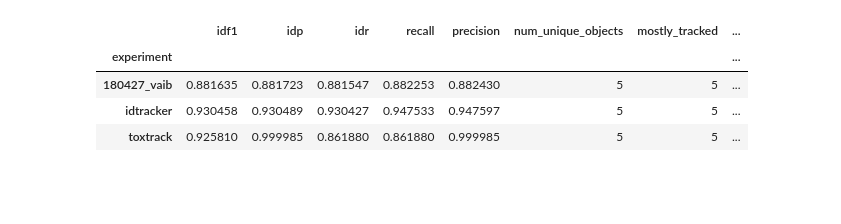
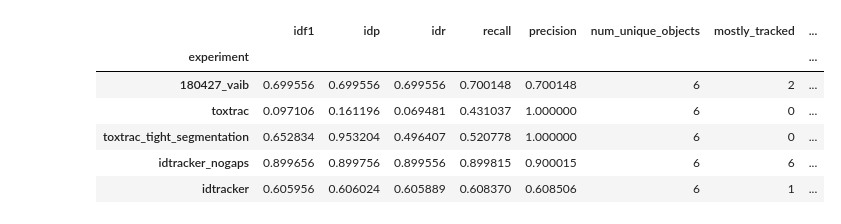
Before and after one commit to Flipajs/FERDA, a Jupyter notebook: experiments/tracking/benchmarking.ipynb, the cells around one changed output. Drawn from its saved outputs; the diff is of its cells as text; code cells hidden in the pictures; blank space fills up the shorter version.

```diff
--- a/experiments/tracking/benchmarking.ipynb
+++ b/experiments/tracking/benchmarking.ipynb
@@ -11,17 +11,36 @@ evaluations = [
+# %%
+# evaluations = {
+#     '180427_vaib': 'experiments/tracking/5Zebrafish_nocover_22min/180427_vaib/evaluation.csv',
+#     'idtracker_nogaps': 'experiments/tracking/5Zebrafish_nocover_22min/__idtracker/evaluation_trajectories_nogaps.csv',
+#     'idtracker': 'experiments/tracking/5Zebrafish_nocover_22min/__idtracker/evaluation_trajectories.csv',
+#     'toxtrac': 'experiments/tracking/5Zebrafish_nocover_22min/__toxtrac/evaluation.csv',
+# }
+#
+# dataset_name = '5Zebrafish_nocover_22min'
+
+evaluations = {
+    '180427_vaib': 'experiments/tracking/Cam1_clip/180427_vaib/evaluation.csv',
+    'toxtrac': 'experiments/tracking/Cam1_clip/__toxtrac/evaluation.csv',
+    'toxtrac_tight_segmentation': 'experiments/tracking/Cam1_clip/__toxtrac_better_thresh/evaluation.csv',
+    'idtracker': 'experiments/tracking/Cam1_clip/__idtracker/evaluation.csv',
+    'idtracker_nogaps': 'experiments/tracking/Cam1_clip/__idtracker/evaluation_nogaps.csv',
+}
+
+dataset_name = 'Cam1_clip'
 # %%
 all_evals = []
-for path in evaluations:
-    parts = path.split(os.sep)
+for name, path in evaluations.iteritems():
     df = pd.read_csv(path)
-    df.insert(0, 'experiment', parts[-2])
+    df.insert(0, 'experiment', name)
     all_evals.append(df)
-df = pd.concat(all_evals)
-df = df.replace('__idtracker', 'idtracker').replace('__toxtrack', 'toxtrack').set_index('experiment')
+df = pd.concat(all_evals).set_index('experiment')
 df
 # %% [output]
 |  | idf1 | idp | idr | recall | precision | num_unique_objects | mostly_tracked | ... |
 | experiment |  |  |  |  |  |  |  | ... |
-| 180427_vaib | 0.881635 | 0.881723 | 0.881547 | 0.882253 | 0.882430 | 5 | 5 | ... |
-| idtracker | 0.930458 | 0.930489 | 0.930427 | 0.947533 | 0.947597 | 5 | 5 | ... |
-| toxtrack | 0.925810 | 0.999985 | 0.861880 | 0.861880 | 0.999985 | 5 | 5 | ... |
+| 180427_vaib | 0.699556 | 0.699556 | 0.699556 | 0.700148 | 0.700148 | 6 | 2 | ... |
+| toxtrac | 0.097106 | 0.161196 | 0.069481 | 0.431037 | 1.000000 | 6 | 0 | ... |
+| toxtrac_tight_segmentation | 0.652834 | 0.953204 | 0.496407 | 0.520778 | 1.000000 | 6 | 0 | ... |
+| idtracker_nogaps | 0.899656 | 0.899756 | 0.899556 | 0.899815 | 0.900015 | 6 | 6 | ... |
+| idtracker | 0.605956 | 0.606024 | 0.605889 | 0.608370 | 0.608506 | 6 | 1 | ... |
 # %%
```
Also changed, not shown: parts of 6 cells of this notebook, 16 other files.
